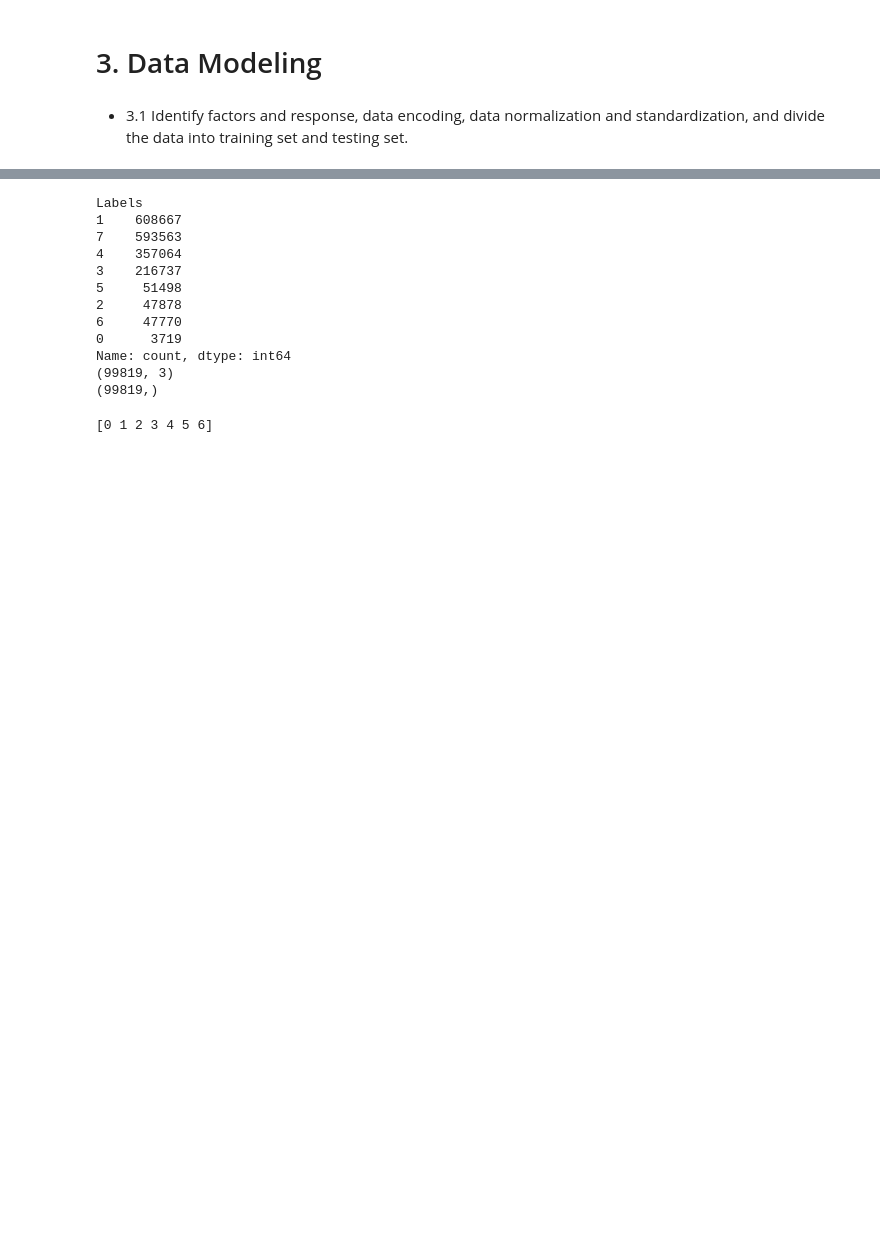
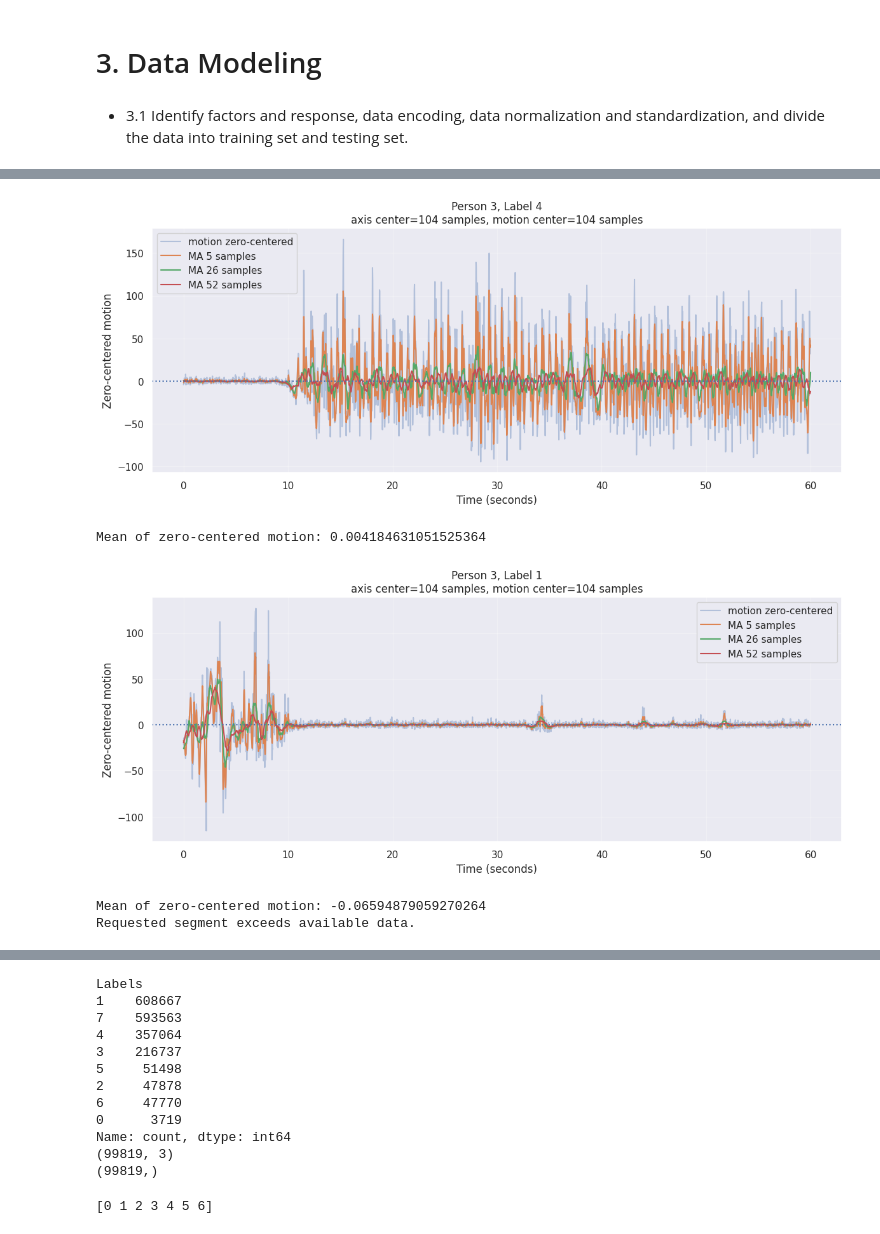
Before and after one commit to benjaminfong/cs286-accelerometer-project, a Jupyter notebook: activity-recognition-from-accelerometer.ipynb, the cells around one changed output, grey strips where cells are left out. Saved outputs shown, nothing was run; the diff lists cells and outputs as text; code cells hidden in the pictures; blank space fills up the shorter version.

```diff
--- a/activity-recognition-from-accelerometer.ipynb
+++ b/activity-recognition-from-accelerometer.ipynb
@@ -283,0 +626,25 @@ We can know the correlation between those attributes according the scatter_matri
+# %%
+plot_zero_centered_motion_with_sample_ma(
+    person_id=3,
+    label=4,
+    offset_seconds=0,
+    window_seconds=60,
+    axis_center_window_samples=104,
+    motion_center_window_samples=104,
+    smoothing_samples=(5, 26, 52)
+)
+plot_zero_centered_motion_with_sample_ma(
+    person_id=3,
+    label=1,
+    offset_seconds=0,
+    window_seconds=60,
+    axis_center_window_samples=104,
+    motion_center_window_samples=104,
+    smoothing_samples=(5, 26, 52)
+)
+# %% [output]
+[figure, added]
+Mean of zero-centered motion: 0.004184631051525364
+[figure, added]
+Mean of zero-centered motion: -0.06594879059270264
+Requested segment exceeds available data.
```
Also changed, not shown: parts of 8 cells of this notebook, 1 other file.
